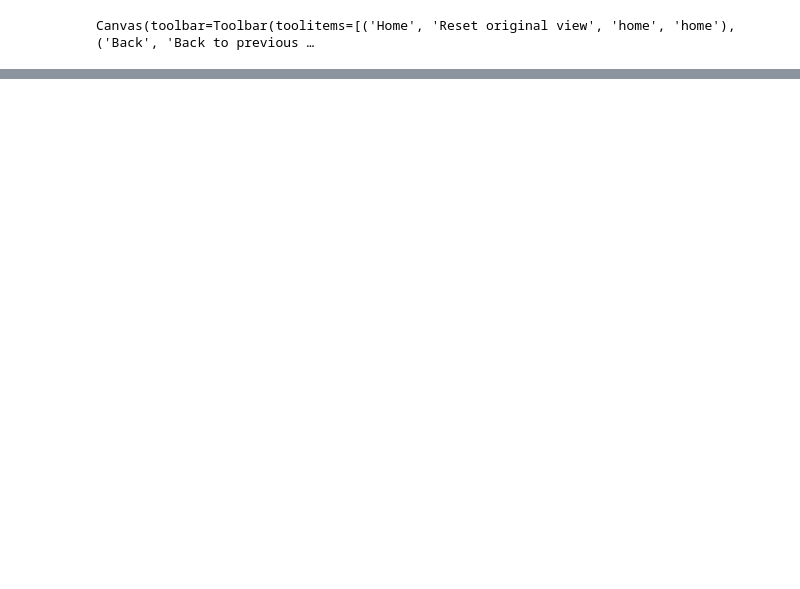
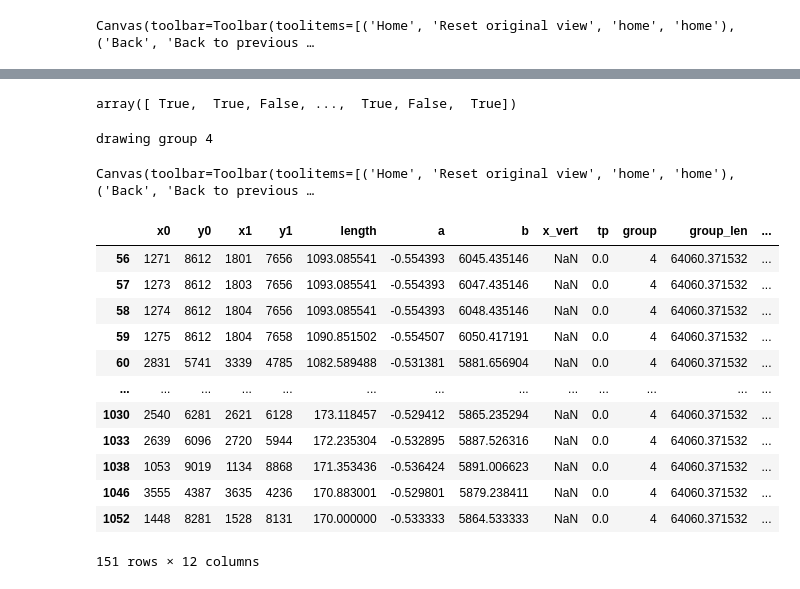
Before and after one commit to anatolii-zenin/last_streaks, a Jupyter notebook: streaks_zenin.ipynb, the cells around one changed output, grey strips where cells are left out. Drawn from its saved outputs; the diff is of its cells as text; code cells hidden in the pictures; blank space fills up the shorter version.

```diff
--- a/streaks_zenin.ipynb
+++ b/streaks_zenin.ipynb
@@ -240,11 +286,0 @@ Canvas(toolbar=Toolbar(toolitems=[('Home', 'Reset original view', 'home', 'home'
-# %%
-correlations = np.zeros(df.shape[0])
-df.at[0, "group"] = 0
-for i in range(0, len(correlations)):
-    mask = np.zeros((im_w, im_h), dtype = np.bool_)
-    drawLine(mask, df["y0"][i], df["x0"][i], df["y1"][i], df["x1"][i])
-    correlations[i] = np.count_nonzero(base_mask * mask)
-    if correlations[i] > 0:
-        df.at[i, "group"]= 0
-#     print(i, correlations[i] / df["length"][i])
-print(np.count_nonzero(correlations))
@@ -268,0 +382,57 @@ print(min_x)
+# %%
+df["group"] = -1
+indices = df.index[df['group'] == -1].tolist()
+np.asarray(df["tp"].loc[indices] == 1)
+# np.isclose(df["b"].loc[indices],
+#                                      df["b"].loc[indices[0]],
+#                                      atol = 300)
+# %% [output]
+array([ True,  True, False, ...,  True, False,  True])
+# %%
+def plotStreakGroup(canvas, str_num):
+    indices = df.index[df['group'] == str_num].tolist()
+    if len(indices) == 0:
+        print('the group is empty, nothing to draw')
+        return
+    print('drawing group %d' % str_num)
+    for i in indices:
+        drawLine(canvas,
+                df["y0"][i],
+                df["x0"][i],
+                df["y1"][i],
+                df["x1"][i])
+
+
+st_num = 4
+group_mask = np.zeros((full_image.shape[0], full_image.shape[1]), dtype = np.bool_)
+plotStreakGroup(group_mask, st_num)
+struct2 = ndimage.generate_binary_structure(2, 2)
+group_mask = ndimage.binary_dilation(group_mask, structure=struct2, iterations = 30).astype(group_mask.dtype)
+%matplotlib widget
+fig, axes = plt.subplots(1, 3, sharex=True, sharey=True)
+ax = axes.ravel()
+ax[0].imshow(base_mask)
+    #ax[1].set_xlim((0,full_image.shape[1]))
+#ax[1].set_ylim((full_image.shape[0], 0))
+ax[0].set_title('Base mask')
+ax[1].imshow(group_mask)
+ax[1].set_title('group number %d' % st_num)
+ax[2].imshow(true_mask)
+ax[2].set_title('True mask')
+df[df['group'] == st_num]
+# %% [output]
+drawing group 4
+Canvas(toolbar=Toolbar(toolitems=[('Home', 'Reset original view', 'home', 'home'), ('Back', 'Back to previous …
+|  | x0 | y0 | x1 | y1 | length | a | b | x_vert | tp | group | group_len | ... |
+| 56 | 1271 | 8612 | 1801 | 7656 | 1093.085541 | -0.554393 | 6045.435146 | NaN | 0.0 | 4 | 64060.371532 | ... |
+| 57 | 1273 | 8612 | 1803 | 7656 | 1093.085541 | -0.554393 | 6047.435146 | NaN | 0.0 | 4 | 64060.371532 | ... |
+| 58 | 1274 | 8612 | 1804 | 7656 | 1093.085541 | -0.554393 | 6048.435146 | NaN | 0.0 | 4 | 64060.371532 | ... |
+| 59 | 1275 | 8612 | 1804 | 7658 | 1090.851502 | -0.554507 | 6050.417191 | NaN | 0.0 | 4 | 64060.371532 | ... |
+| 60 | 2831 | 5741 | 3339 | 4785 | 1082.589488 | -0.531381 | 5881.656904 | NaN | 0.0 | 4 | 64060.371532 | ... |
+| ... | ... | ... | ... | ... | ... | ... | ... | ... | ... | ... | ... | ... |
+| 1030 | 2540 | 6281 | 2621 | 6128 | 173.118457 | -0.529412 | 5865.235294 | NaN | 0.0 | 4 | 64060.371532 | ... |
+| 1033 | 2639 | 6096 | 2720 | 5944 | 172.235304 | -0.532895 | 5887.526316 | NaN | 0.0 | 4 | 64060.371532 | ... |
+| 1038 | 1053 | 9019 | 1134 | 8868 | 171.353436 | -0.536424 | 5891.006623 | NaN | 0.0 | 4 | 64060.371532 | ... |
+| 1046 | 3555 | 4387 | 3635 | 4236 | 170.883001 | -0.529801 | 5879.238411 | NaN | 0.0 | 4 | 64060.371532 | ... |
+| 1052 | 1448 | 8281 | 1528 | 8131 | 170.000000 | -0.533333 | 5864.533333 | NaN | 0.0 | 4 | 64060.371532 | ... |
+151 rows × 12 columns
```
Also changed, not shown: parts of 40 cells of this notebook.
